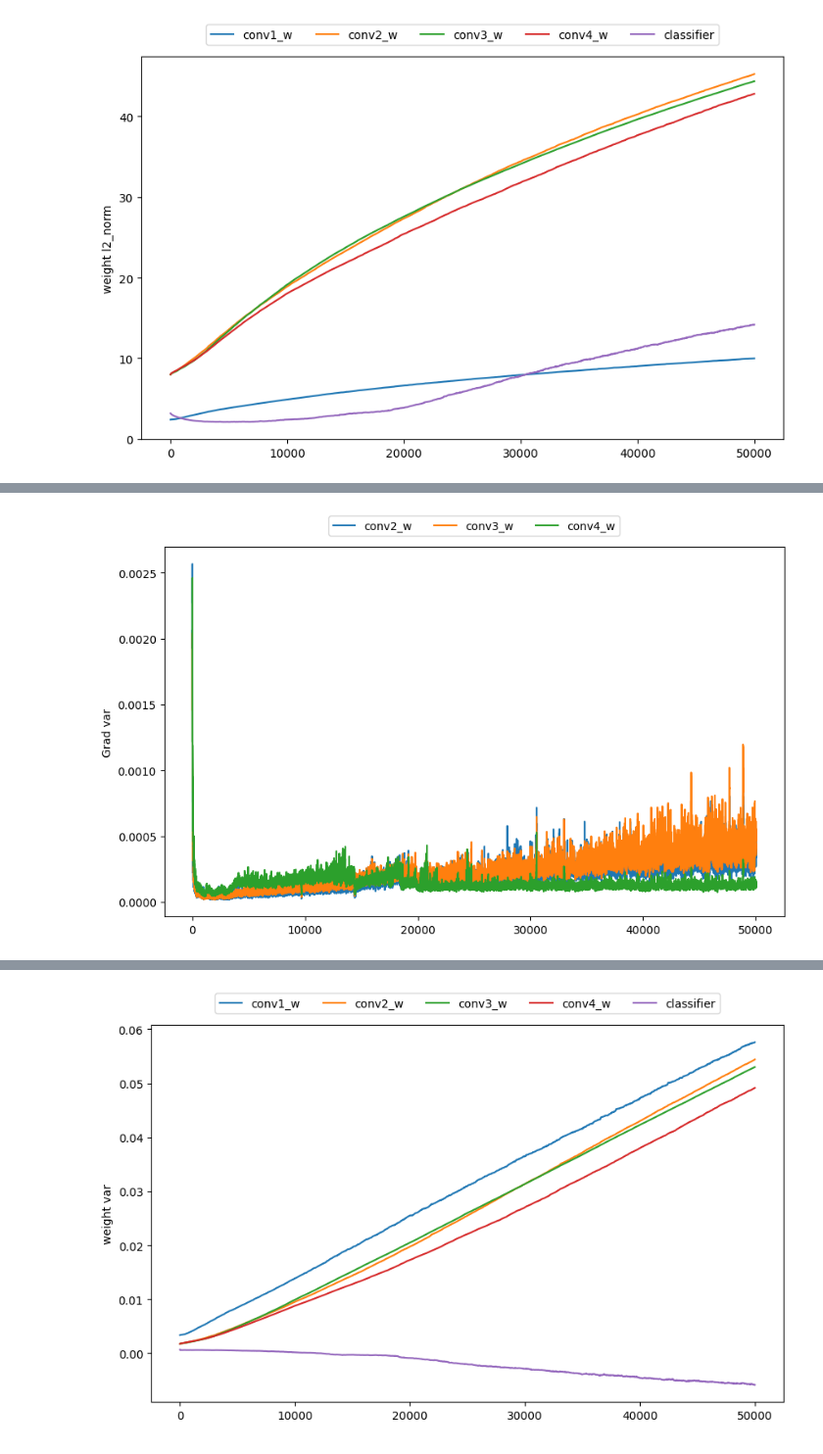
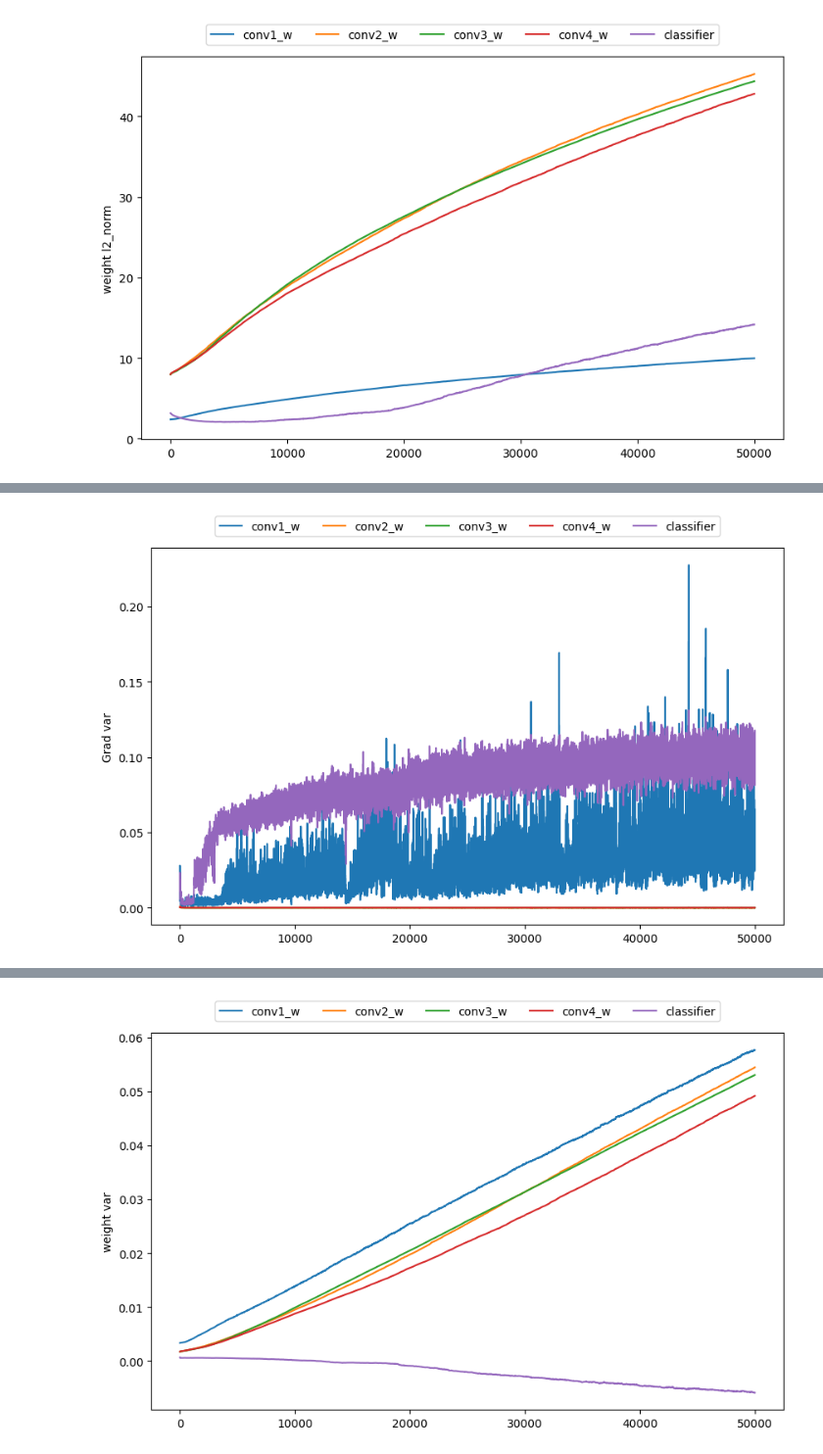
Before and after one commit to SKKUJMLim/MAML, a Jupyter notebook: Test_jupyternotebook/MAML_by_step_norm_analysis.ipynb, the cells around one changed output, grey strips where cells are left out. Shown at 98% size. Cells and saved outputs as stored; diff of their text form; code cells hidden in the pictures.

```diff
--- a/Test_jupyternotebook/MAML_by_step_norm_analysis.ipynb
+++ b/Test_jupyternotebook/MAML_by_step_norm_analysis.ipynb
@@ -60,7 +64,8 @@ num_step
 4    27.709934
 Name: layer_dict.conv3.conv.weight_weight_L2norm, dtype: float64
 # %%
-specific_column_values = norm_info_train[norm_info_train['num_step'] == 0]
+# specific_column_values = norm_info_train[norm_info_train['num_step'] == 0]
+specific_column_values = norm_info_train
 specific_column_values
 # %% [output]
 |  | current_iter | phase | num_step | layer_dict.conv0.conv.weight_grad... | layer_dict.conv0.conv.weight_grad... | layer_dict.conv0.conv.weight_grad... | ... |
@@ -150,31 +171,31 @@ plt.show()  # 그래프 보여주기
 # %%
  # 그래프를 그릴 컬럼들의 리스트
-columns_to_plot = [ #'layer_dict.conv0.conv.weight_grad_var',
+columns_to_plot = [ 'layer_dict.conv0.conv.weight_grad_var',
                     'layer_dict.conv1.conv.weight_grad_var',
                     'layer_dict.conv2.conv.weight_grad_var',
                     'layer_dict.conv3.conv.weight_grad_var',
-                    #'layer_dict.linear.weights_grad_var'
+                    'layer_dict.linear.weights_grad_var'
 ]
-columns_to_plot_label = [#'conv1_w',
+columns_to_plot_label = ['conv1_w',
                          'conv2_w',
                          'conv3_w',
                          'conv4_w',
-                         #'classifier'
+                         'classifier'
 ]
 
 # 특정 열(Column)의 값을 그래프로 그리기
 plt.figure(figsize=(10, 6))  # 그래프의 크기 설정
 
 plt.plot(gr[columns_to_plot].values, label=columns_to_plot_label)
 plt.legend(loc='upper center', bbox_to_anchor=(0.5, 1.1), shadow=False, ncol=len(columns_to_plot))  # 범례 추가
 plt.ylabel('Grad var')
 
 # plt.yscale('log', base=10)
 
 
 plt.show()  # 그래프 보여주기
 # %% [output]
-[figure, old version]
+[figure, new version]
 # %%
  # 그래프를 그릴 컬럼들의 리스트
 columns_to_plot = [ 'layer_dict.conv0.conv.weight_weight_mean',
```
Also changed, not shown: parts of 7 cells of this notebook, 3 other files.
